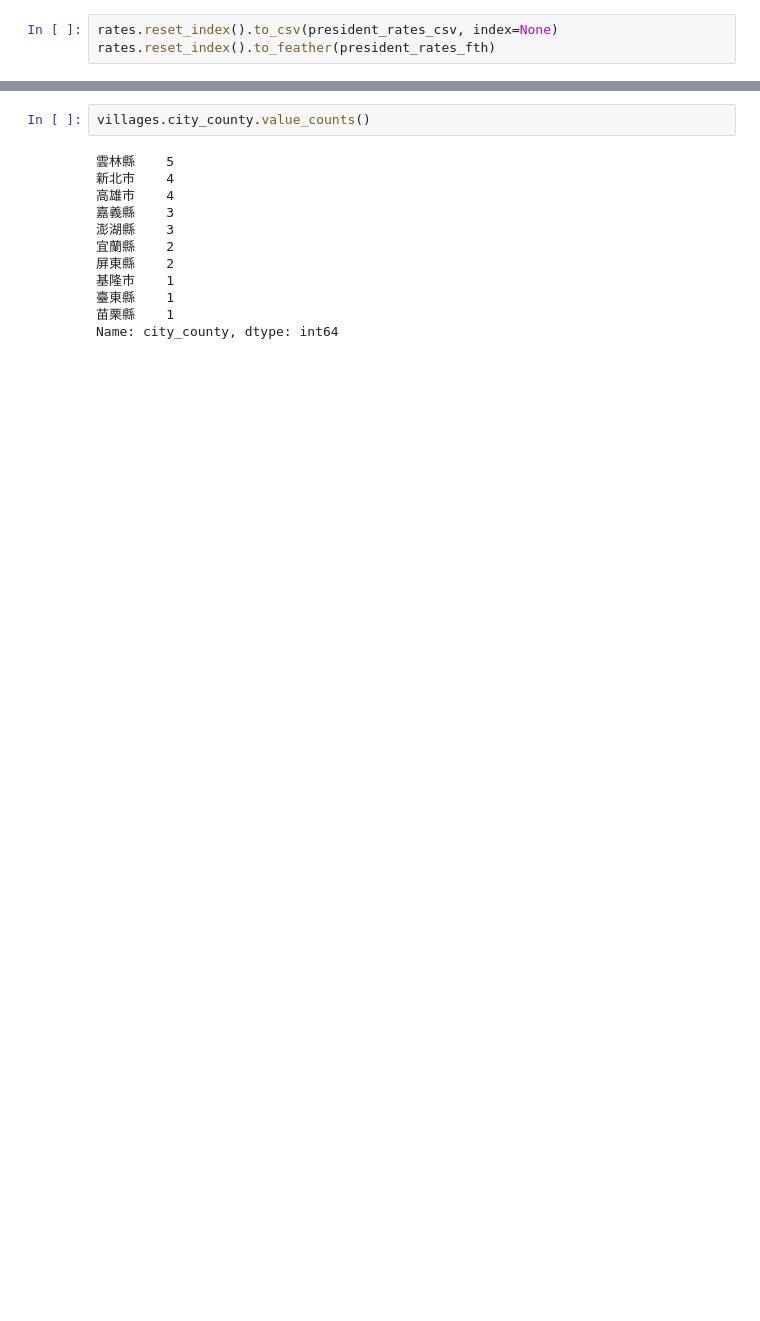
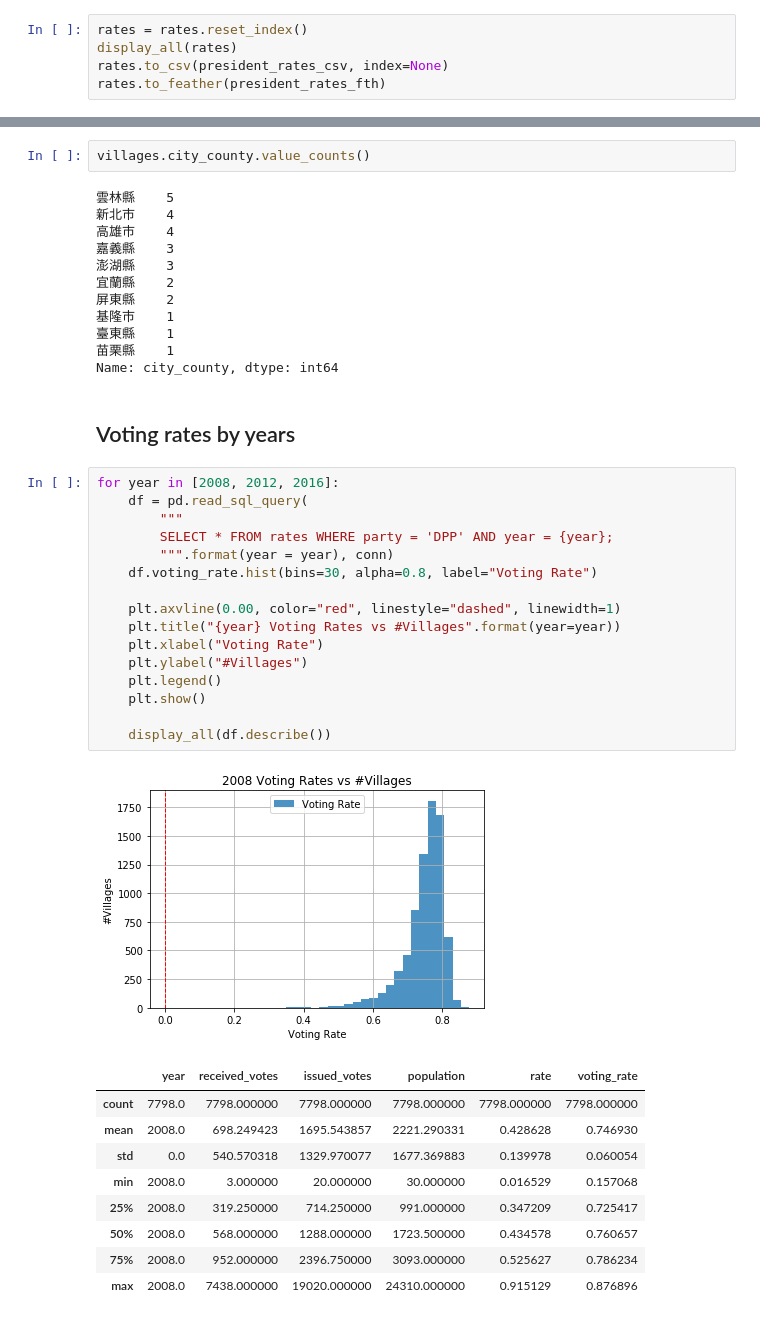
Before and after one commit to pm5/tracevotes, a Jupyter notebook: nbs/President.ipynb, the cells around one changed output, grey strips where cells are left out. Cells and saved outputs as stored; diff of their text form; blank space fills up the shorter version.

```diff
--- a/nbs/President.ipynb
+++ b/nbs/President.ipynb
@@ -117,3 +118,5 @@ rates = compute_rates(n_votes); display_all(rates)
 # %%
-rates.reset_index().to_csv(president_rates_csv, index=None)
-rates.reset_index().to_feather(president_rates_fth)
+rates = rates.reset_index()
+display_all(rates)
+rates.to_csv(president_rates_csv, index=None)
+rates.to_feather(president_rates_fth)
@@ -321,3 +343,32 @@ villages.city_county.value_counts()
 臺東縣    1
 苗栗縣    1
 Name: city_county, dtype: int64
+# %% [markdown]
+## Voting rates by years
+# %%
+for year in [2008, 2012, 2016]:
+    df = pd.read_sql_query(
+        """
+        SELECT * FROM rates WHERE party = 'DPP' AND year = {year};
+        """.format(year = year), conn)
+    df.voting_rate.hist(bins=30, alpha=0.8, label="Voting Rate")
+
+    plt.axvline(0.00, color="red", linestyle="dashed", linewidth=1)
+    plt.title("{year} Voting Rates vs #Villages".format(year=year))
+    plt.xlabel("Voting Rate")
+    plt.ylabel("#Villages")
+    plt.legend()
+    plt.show()
+
+    display_all(df.describe())
+# %% [output]
+[figure, added]
+|  | year | received_votes | issued_votes | population | rate | voting_rate |
+| count | 7798.0 | 7798.000000 | 7798.000000 | 7798.000000 | 7798.000000 | 7798.000000 |
+| mean | 2008.0 | 698.249423 | 1695.543857 | 2221.290331 | 0.428628 | 0.746930 |
+| std | 0.0 | 540.570318 | 1329.970077 | 1677.369883 | 0.139978 | 0.060054 |
+| min | 2008.0 | 3.000000 | 20.000000 | 30.000000 | 0.016529 | 0.157068 |
+| 25% | 2008.0 | 319.250000 | 714.250000 | 991.000000 | 0.347209 | 0.725417 |
+| 50% | 2008.0 | 568.000000 | 1288.000000 | 1723.500000 | 0.434578 | 0.760657 |
+| 75% | 2008.0 | 952.000000 | 2396.750000 | 3093.000000 | 0.525627 | 0.786234 |
+| max | 2008.0 | 7438.000000 | 19020.000000 | 24310.000000 | 0.915129 | 0.876896 |
```
Also changed, not shown: parts of 3 cells of this notebook, 2 other files.
